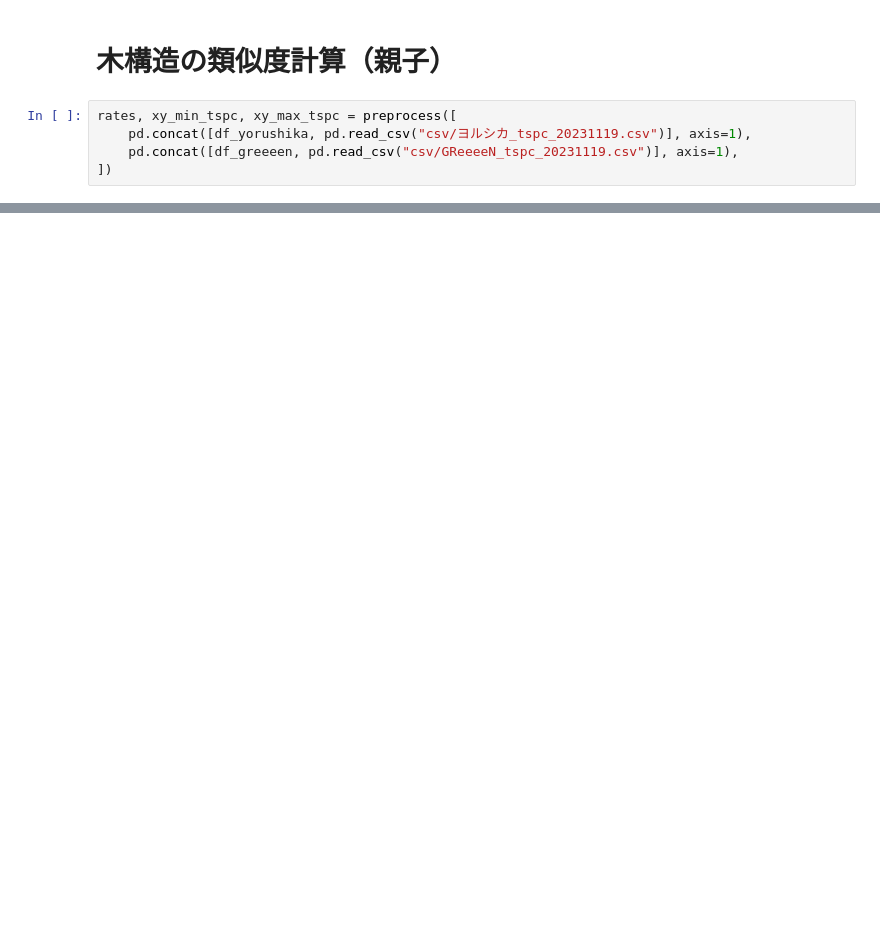
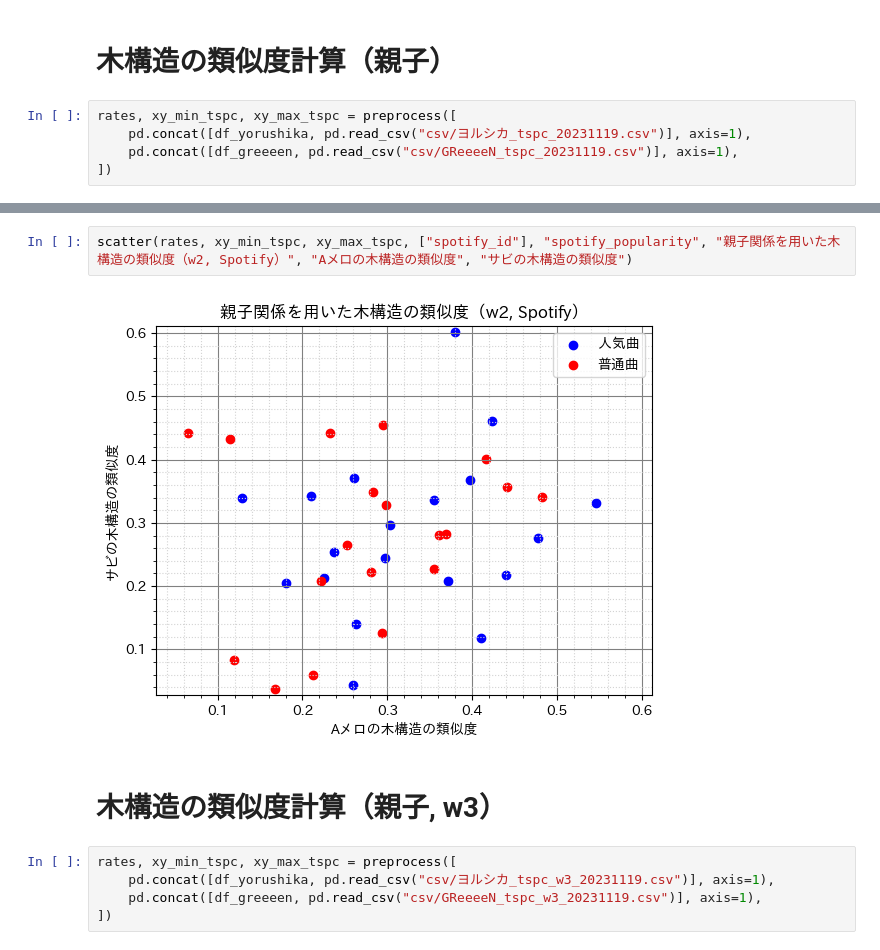
Before and after one commit to tsubasasugawara/lyrics_melody_analyzer, a Jupyter notebook: notebooks/ALL.ipynb, the cells around one changed output, grey strips where cells are left out. Saved outputs shown, nothing was run; the diff lists cells and outputs as text; blank space fills up the shorter version.

```diff
--- a/notebooks/ALL.ipynb
+++ b/notebooks/ALL.ipynb
@@ -97,0 +109,11 @@ scatter(rates, xy_min_tspc, xy_max_tspc, ["spotify_id"], "spotify_popularity", "
+# %%
+scatter(rates, xy_min_tspc, xy_max_tspc, ["spotify_id"], "spotify_popularity", "親子関係を用いた木構造の類似度（w2, Spotify）", "Aメロの木構造の類似度", "サビの木構造の類似度")
+# %% [output]
+[figure, added]
+# %% [markdown]
+# 木構造の類似度計算（親子, w3）
+# %%
+rates, xy_min_tspc, xy_max_tspc = preprocess([
+    pd.concat([df_yorushika, pd.read_csv("csv/ヨルシカ_tspc_w3_20231119.csv")], axis=1),
+    pd.concat([df_greeeen, pd.read_csv("csv/GReeeeN_tspc_w3_20231119.csv")], axis=1),
+])
```
Also changed, not shown: parts of 9 cells of this notebook, 3 other files.
